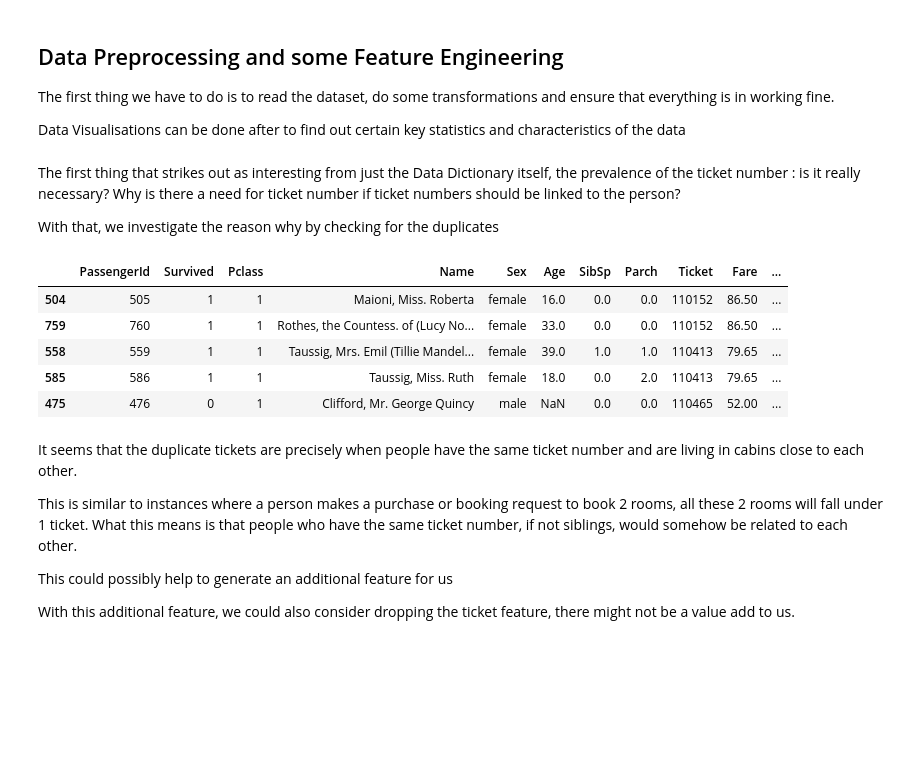
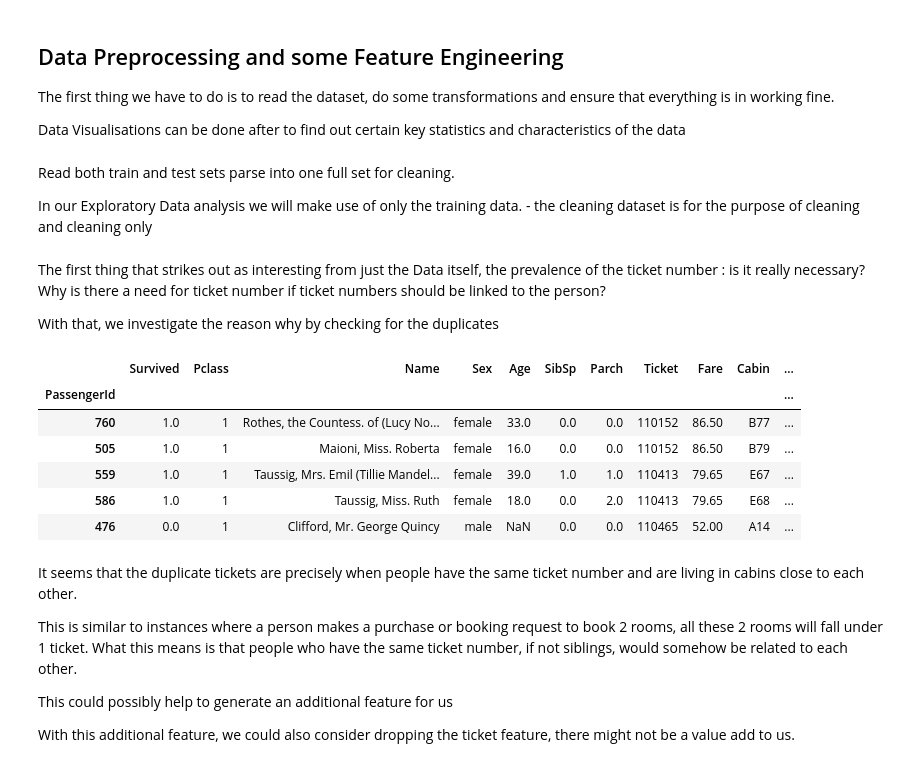
Before and after one commit to lovelydinner/Kaggle-Titanic, a Jupyter notebook: Titanic Dataset.ipynb, the cells around one changed output. Drawn from its saved outputs; the diff is of its cells as text; code cells hidden in the pictures; blank space fills up the shorter version.

Commit message:
Updated Model
Updated Model and included data needed

```diff
--- a/Titanic Dataset.ipynb
+++ b/Titanic Dataset.ipynb
@@ -7,23 +7,31 @@ import pandas as pd
 The first thing we have to do is to read the dataset, do some transformations and ensure that everything is in working fine.
 
 Data Visualisations can be done after to find out certain key statistics and characteristics of the data
+# %% [markdown]
+Read both train and test sets parse into one full set for cleaning.
+
+
+In our Exploratory Data analysis we will make use of only the training data. - the cleaning dataset is for the purpose of cleaning and cleaning only
 # %%
 dtypes = {'Pclass':'category', 'Sex':'category', 'Age':np.float16,
          'SibSp': np.float16, 'Parch':np.float16, 'Embarked':'category'}
-train = pd.read_csv('../Kaggle Titanic/titanic (1)/train.csv', dtype = dtypes)
+train = pd.read_csv('../Kaggle Titanic/titanic (1)/train.csv', dtype = dtypes).set_index('PassengerId')
+test = pd.read_csv('../Kaggle Titanic/titanic (1)/test.csv', dtype = dtypes).set_index('PassengerId')
+full = pd.concat([train,test],axis = 0, sort = False)
 # %% [markdown]
-The first thing that strikes out as interesting from just the Data Dictionary itself, the prevalence of the ticket number : is it really necessary? Why is there a need for ticket number if ticket numbers should be linked to the person?
+The first thing that strikes out as interesting from just the Data itself, the prevalence of the ticket number : is it really necessary? Why is there a need for ticket number if ticket numbers should be linked to the person?
 
 With that, we investigate the reason why by checking for the duplicates
 # %%
-train[train.Ticket.duplicated()].sort_values(by = ['Ticket']).head()
+full[full.Ticket.duplicated()].sort_values(by = ['Ticket']).head()
 # %% [output]
-|  | PassengerId | Survived | Pclass | Name | Sex | Age | SibSp | Parch | Ticket | Fare | ... |
-| 504 | 505 | 1 | 1 | Maioni, Miss. Roberta | female | 16.0 | 0.0 | 0.0 | 110152 | 86.50 | ... |
-| 759 | 760 | 1 | 1 | Rothes, the Countess. of (Lucy No... | female | 33.0 | 0.0 | 0.0 | 110152 | 86.50 | ... |
-| 558 | 559 | 1 | 1 | Taussig, Mrs. Emil (Tillie Mandel... | female | 39.0 | 1.0 | 1.0 | 110413 | 79.65 | ... |
-| 585 | 586 | 1 | 1 | Taussig, Miss. Ruth | female | 18.0 | 0.0 | 2.0 | 110413 | 79.65 | ... |
-| 475 | 476 | 0 | 1 | Clifford, Mr. George Quincy | male | NaN | 0.0 | 0.0 | 110465 | 52.00 | ... |
+|  | Survived | Pclass | Name | Sex | Age | SibSp | Parch | Ticket | Fare | Cabin | ... |
+| PassengerId |  |  |  |  |  |  |  |  |  |  | ... |
+| 760 | 1.0 | 1 | Rothes, the Countess. of (Lucy No... | female | 33.0 | 0.0 | 0.0 | 110152 | 86.50 | B77 | ... |
+| 505 | 1.0 | 1 | Maioni, Miss. Roberta | female | 16.0 | 0.0 | 0.0 | 110152 | 86.50 | B79 | ... |
+| 559 | 1.0 | 1 | Taussig, Mrs. Emil (Tillie Mandel... | female | 39.0 | 1.0 | 1.0 | 110413 | 79.65 | E67 | ... |
+| 586 | 1.0 | 1 | Taussig, Miss. Ruth | female | 18.0 | 0.0 | 2.0 | 110413 | 79.65 | E68 | ... |
+| 476 | 0.0 | 1 | Clifford, Mr. George Quincy | male | NaN | 0.0 | 0.0 | 110465 | 52.00 | A14 | ... |
 # %% [markdown]
 It seems that the duplicate tickets are precisely when people have the same ticket number and are living in cabins close to each other.
 
```
Also changed, not shown: parts of 143 cells of this notebook, 3 other files.
